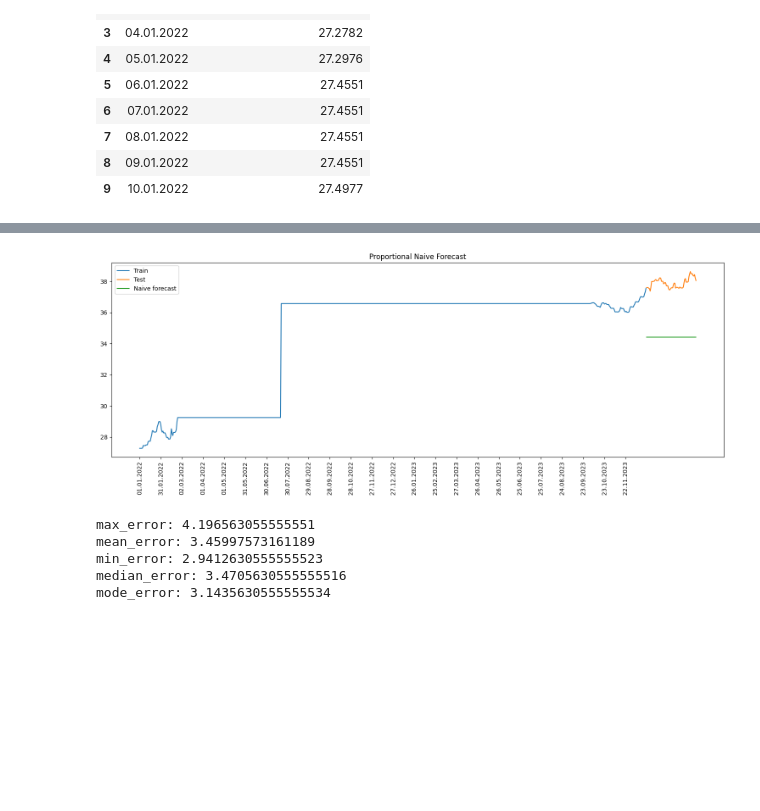
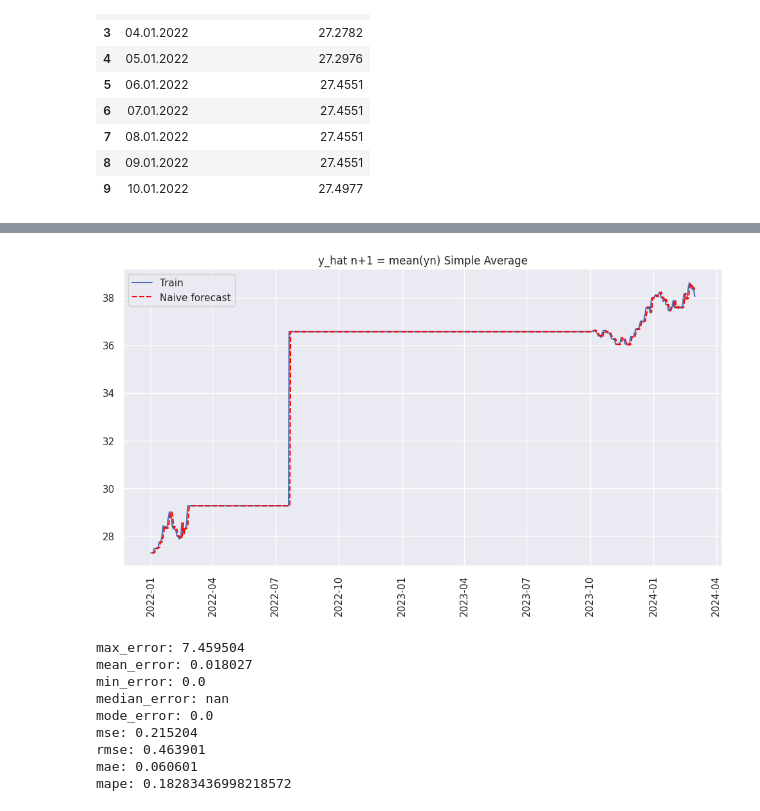
Before and after one commit to 4gn5t/DataAnalysis, a Jupyter notebook: lab7/main.ipynb, the cells around one changed output, grey strips where cells are left out. Cells and saved outputs as stored; diff of their text form; code cells hidden in the pictures; blank space fills up the shorter version.

```diff
--- a/lab7/main.ipynb
+++ b/lab7/main.ipynb
@@ -52,12 +54,16 @@ _data[['Дата', 'Офіційний курс гривні, грн']].head(10)
 # %%
 date = _data['Дата'].to_numpy()
 value = _data['Офіційний курс гривні, грн'].to_numpy()
+date = pd.to_datetime(date, format='%d.%m.%Y')
 
-plt.plot(figsize=(12, 6))
-plt.plot(date, value)
-plt.xlabel('Дата')
-plt.ylabel('Офіційний курс гривні, грн')
-plt.title('Графік офіційного курсу гривні')
-plt.xticks(date[::30], rotation=90)
+sns.set_theme(style="darkgrid")
+plt.figure(figsize=(15, 8))
+plt.plot(date, value, color='blue', linewidth=2)
+plt.title('Офіційний курс гривні щодо іноземних валют', fontsize=20)
+plt.xlabel('Дата', fontsize=15)
+plt.ylabel('Офіційний курс гривні, грн', fontsize=15)
+plt.xticks(rotation=45)
+plt.grid(True)
+plt.tight_layout()
 plt.show()
 # %% [output]
@@ -203,42 +242,51 @@ mode_error: -0.21343104218860987
 # %%
-train_len = 720
-train = _data.iloc[:train_len].copy()
-test = _data.iloc[train_len:].copy()
+train = _data.copy()
+train['Дата'] = pd.to_datetime(train['Дата'], format='%d.%m.%Y')
+train['Офіційний курс гривні, грн'] = train['Офіційний курс гривні, грн'].astype(float)
 
-y_hat_naive = test.copy()
-y_hat_naive['naive_forecast'] = 1/train_len * sum(train['Офіційний курс гривні, грн'])
+y_hat_naive = train.copy()
+y_hat_naive['naive_forecast'] = train['Офіційний курс гривні, грн'].shift(2)
+n = len(train)
+y_hat_naive.loc[y_hat_naive.index[0], 'naive_forecast'] = np.mean(train['Офіційний курс гривні, грн'].iloc[:n])
 
-plt.figure(figsize=(15, 6))
+plt.figure(figsize=(12, 6))
 plt.plot(train['Дата'], train['Офіційний курс гривні, грн'], label='Train')
-plt.plot(test['Дата'], test['Офіційний курс гривні, грн'], label='Test')
-plt.plot(y_hat_naive['Дата'], y_hat_naive['naive_forecast'], label='Naive forecast')
+plt.plot(y_hat_naive['Дата'], y_hat_naive['naive_forecast'], label='Naive forecast', color='red', linestyle='--')
 plt.legend()
-plt.title('Proportional Naive Forecast')
-plt.xticks(train['Дата'][::30], rotation=90)
-plt.tight_layout()
+plt.title('y_hat n+1 = mean(yn) Simple Average')
+plt.xticks(rotation=90)
+plt.grid(True)
 plt.show()
 
 def calculation_statistic_error(y_true, y_pred):
     errors = y_true - y_pred
     return {
-        'max_error': np.max(np.abs(errors)),
-        'mean_error': np.mean(errors),
-        'min_error': np.min(np.abs(errors)),
-        'median_error': np.median(errors),
-        'mode_error': stats.mode(errors)[0]
+        'max_error': np.max(np.abs(errors)).round(6),
+        'mean_error': np.mean(errors).round(6),
+        'min_error': np.min(np.abs(errors)).round(6),
+        'median_error': np.median(errors).round(6),
+        'mode_error': stats.mode(errors, keepdims=True)[0][0].round(6),
+        'mse': np.mean(errors**2).round(6),
+        'rmse': np.sqrt(np.mean(errors**2)).round(6),
+        'mae': np.mean(np.abs(errors)).round(6),
+        'mape': np.mean(np.abs(errors / y_true)) * 100,
     }
 
 errors = calculation_statistic_error(
-    test['Офіційний курс гривні, грн'],
+    train['Офіційний курс гривні, грн'],
     y_hat_naive['naive_forecast']
 )
 
 for metric, value in errors.items():
     print(f'{metric}: {value}')
 # %% [output]
-[figure, old version]
+[figure, new version]
-max_error: 4.196563055555551
-mean_error: 3.45997573161189
-min_error: 2.9412630555555523
-median_error: 3.4705630555555516
-mode_error: 3.1435630555555534
+max_error: 7.459504
+mean_error: 0.018027
+min_error: 0.0
+median_error: nan
+mode_error: 0.0
+mse: 0.215204
+rmse: 0.463901
+mae: 0.060601
+mape: 0.18283436998218572
```
Also changed, not shown: parts of 11 cells of this notebook.
